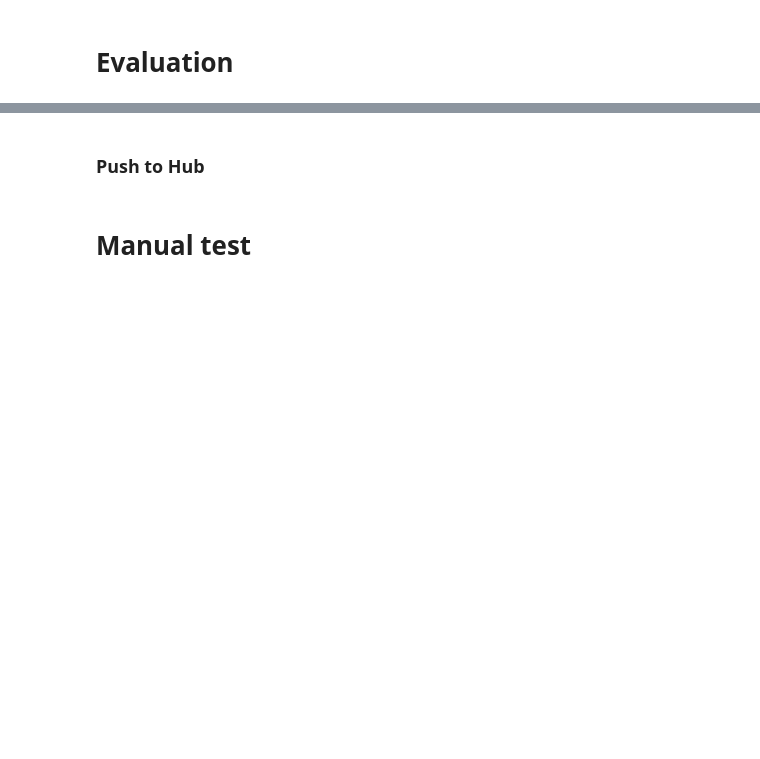
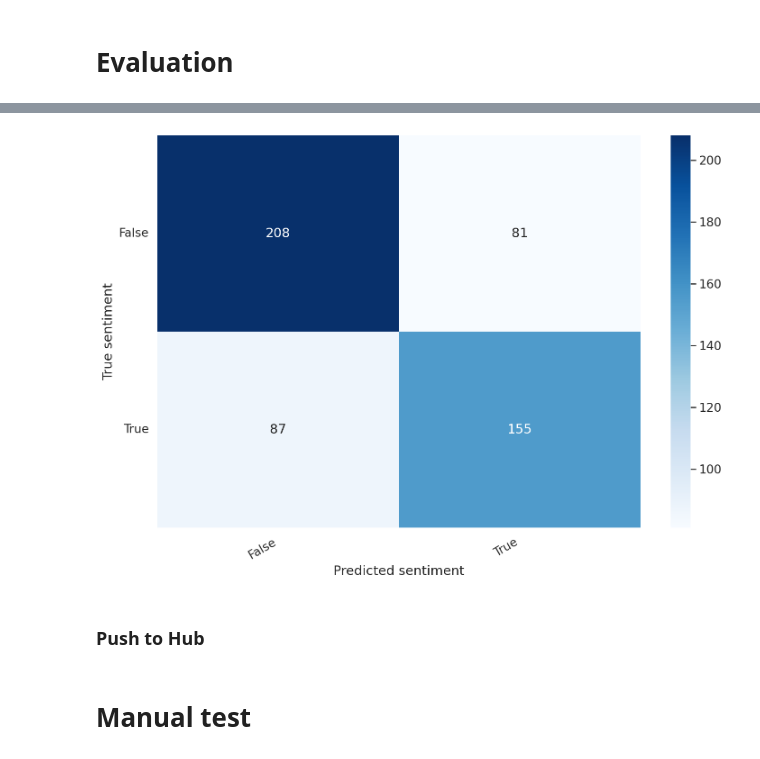
Before and after one commit to JingyiSu/prelim, a Jupyter notebook: Pass_040922.ipynb, the cells around one changed output, grey strips where cells are left out. Drawn from its saved outputs; the diff is of its cells as text; code cells hidden in the pictures; blank space fills up the shorter version.

```diff
--- a/Pass_040922.ipynb
+++ b/Pass_040922.ipynb
@@ -55,9 +53,10 @@ from textwrap import wrap
 from torch import nn, optim
 from torch.utils.data import Dataset, DataLoader
 %matplotlib inline
-%config InlineBackend.figure_format='retina'
+%config InlineBackend.figure_format = 'retina'
 sns.set(style='whitegrid', palette='muted', font_scale=1.2)
-HAPPY_COLORS_PALETTE = ["#01BEFE", "#FFDD00", "#FF7D00", "#FF006D", "#ADFF02", "#8F00FF"]
+HAPPY_COLORS_PALETTE = ["#01BEFE", "#FFDD00",
+                        "#FF7D00", "#FF006D", "#ADFF02", "#8F00FF"]
 sns.set_palette(sns.color_palette(HAPPY_COLORS_PALETTE))
 rcParams['figure.figsize'] = 12, 8
 RANDOM_SEED = 42
@@ -65,6 +64,7 @@ np.random.seed(RANDOM_SEED)
 torch.manual_seed(RANDOM_SEED)
 
 device = torch.device("cuda:0" if torch.cuda.is_available() else "cpu")
+device
 # %% [markdown]
 # 2. Load Data
 # %%
@@ -764,13 +807,19 @@ print(classification_report(y_test, y_pred, target_names=class_names))
 # %%
 def show_confusion_matrix(confusion_matrix):
-  hmap = sns.heatmap(confusion_matrix, annot=True, fmt="d", cmap="Blues")
-  hmap.yaxis.set_ticklabels(hmap.yaxis.get_ticklabels(), rotation=0, ha='right')
-  hmap.xaxis.set_ticklabels(hmap.xaxis.get_ticklabels(), rotation=30, ha='right')
-  plt.ylabel('True sentiment')
-  plt.xlabel('Predicted sentiment');
+    hmap = sns.heatmap(confusion_matrix, annot=True, fmt="d", cmap="Blues")
+    hmap.yaxis.set_ticklabels(
+        hmap.yaxis.get_ticklabels(), rotation=0, ha='right')
+    hmap.xaxis.set_ticklabels(
+        hmap.xaxis.get_ticklabels(), rotation=30, ha='right')
+    plt.ylabel('True sentiment')
+    plt.xlabel('Predicted sentiment')
+
+
 cm = confusion_matrix(y_test, y_pred)
 df_cm = pd.DataFrame(cm, index=class_names, columns=class_names)
 show_confusion_matrix(df_cm)
+# %% [output]
+[figure, added]
 # %% [markdown]
 ### Push to Hub
 # %%
```
Also changed, not shown: parts of 32 cells of this notebook.
